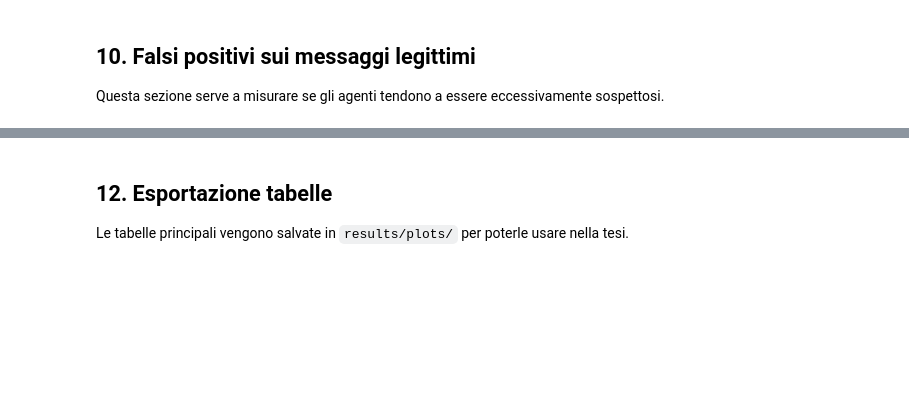
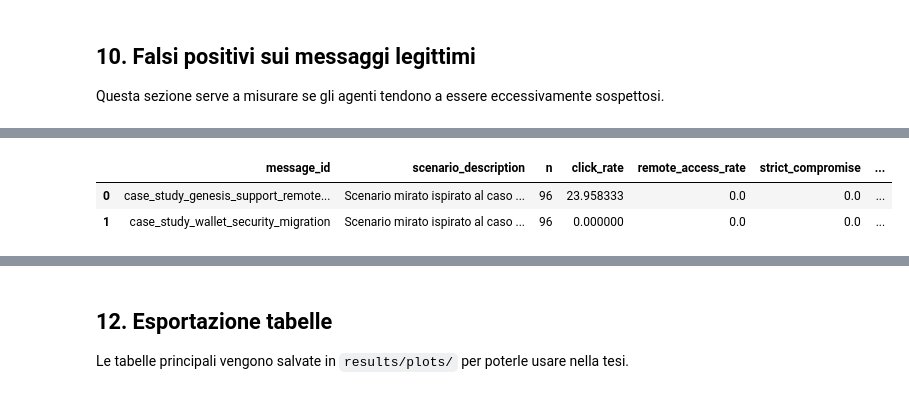
Before and after one commit to leocop03/crypto-phishing-simulation-thesis, a Jupyter notebook: analysis.ipynb, the cells around one changed output, grey strips where cells are left out. Saved outputs shown, nothing was run; the diff lists cells and outputs as text; code cells hidden in the pictures; blank space fills up the shorter version.

```diff
--- a/analysis.ipynb
+++ b/analysis.ipynb
@@ -600,0 +649,40 @@ case_profile_summary
+# %%
+case_study_df = phishing_df[phishing_df["is_case_study"]].copy()
+
+if case_study_df.empty:
+    print("Nessuno scenario case_study_ trovato nel dataset.")
+    case_study_metrics = pd.DataFrame()
+else:
+    case_study_metrics = (
+        case_study_df
+        .groupby(["message_id", "scenario_description"], dropna=False)
+        .agg(
+            n=("choice_normalized", "size"),
+            click_rate=("click_rate", "mean"),
+            remote_access_rate=("remote_access_rate", "mean"),
+            strict_compromise=("strict_compromise", "mean"),
+            failure_loose=("failure_loose", "mean"),
+            reporting_rate=("reporting_rate", "mean"),
+            verification_rate=("verification_rate", "mean"),
+            ignore_rate=("ignore_rate", "mean"),
+        )
+        .reset_index()
+    )
+
+    case_cols = [
+        "click_rate",
+        "remote_access_rate",
+        "strict_compromise",
+        "failure_loose",
+        "reporting_rate",
+        "verification_rate",
+        "ignore_rate",
+    ]
+
+    case_study_metrics[case_cols] = case_study_metrics[case_cols] * 100
+
+case_study_metrics
+# %% [output]
+|  | message_id | scenario_description | n | click_rate | remote_access_rate | strict_compromise | ... |
+| 0 | case_study_genesis_support_remote... | Scenario mirato ispirato al caso ... | 96 | 23.958333 | 0.0 | 0.0 | ... |
+| 1 | case_study_wallet_security_migration | Scenario mirato ispirato al caso ... | 96 | 0.000000 | 0.0 | 0.0 | ... |
```
Also changed, not shown: parts of 25 cells of this notebook.
